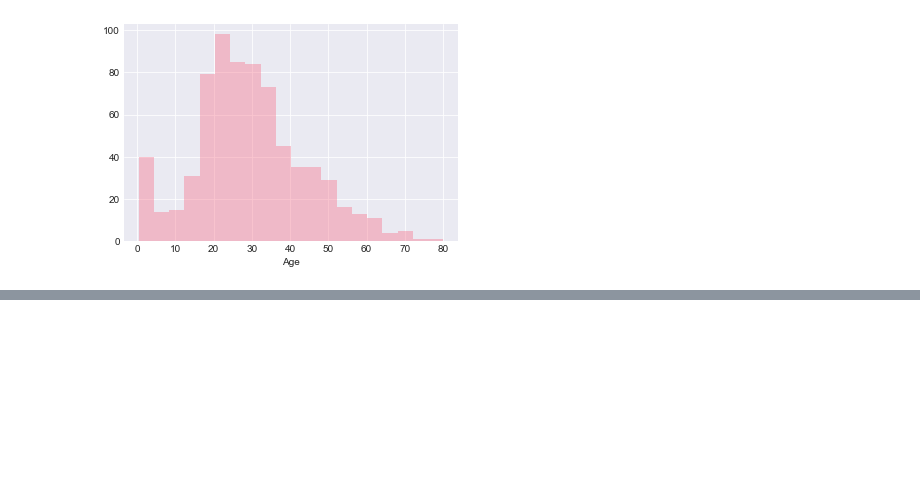
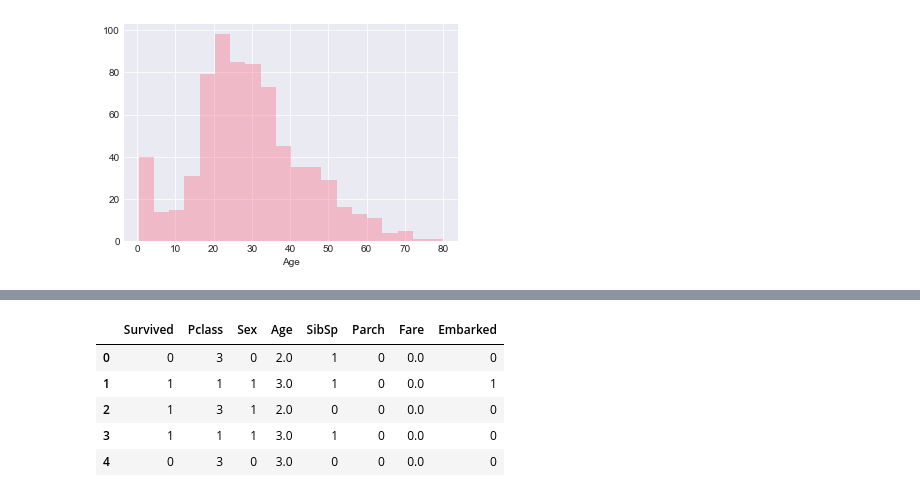
Before and after one commit to Wizady/kaggle_Titanic, a Jupyter notebook: kaggle_titanic.ipynb, the cells around one changed output, grey strips where cells are left out. Cells and saved outputs as stored; diff of their text form; code cells hidden in the pictures; blank space fills up the shorter version.

```diff
--- a/kaggle_titanic.ipynb
+++ b/kaggle_titanic.ipynb
@@ -335,0 +532,2 @@ Name: Age, Length: 122, dtype: bool
+# %%
+data = pd.read_csv('titanic_train.csv')
@@ -335,0 +581,23 @@ Name: Age, Length: 122, dtype: bool
+# %%
+# Fill Embarked with most common value
+data['Embarked'] = data['Embarked'].fillna('S')
+# %%
+# Create numeric value for Embarked, Sex, Age and Fare
+data['Embarked'] = data['Embarked'].map( {'S': 0, 'C': 1, 'Q': 2} ).astype(int)
+data['Sex'] = data['Sex'].map( {'female': 1, 'male': 0} ).astype(int)
+data.loc[ data['Age'] <=6.5, 'Age'] = 0
+data.loc[(data['Age'] > 6.5) & (data['Age'] <= 17), 'Age'] = 1
+data.loc[(data['Age'] > 17) & (data['Age'] <= 27.5), 'Age'] = 2
+data.loc[(data['Age'] > 27.5) & (data['Age'] <= 38), 'Age'] = 3
+data.loc[(data['Age'] > 38) & (data['Age'] <= 48.5), 'Age'] = 4
+data.loc[(data['Age'] > 48.5) & (data['Age'] <= 59), 'Age'] = 5
+data.loc[(data['Age'] > 59) & (data['Age'] <= 69.5), 'Age'] = 6
+data.loc[ data['Age'] > 69.5, 'Age'] = 7
+data.loc[ data['Fare'] <= 170, 'Fare'] = 0
+data.loc[(data['Fare'] > 170) & (data['Fare'] <= 341), 'Fare'] = 1
+data.loc[ data['Fare'] > 341, 'Fare'] = 2
+# %%
+for key in ['Ticket', 'Name', 'Cabin', 'PassengerId']:
+    if key in data.columns:
+        data.drop([key], axis=1, inplace=True)
+data.info()
@@ -335,0 +618,9 @@ Name: Age, Length: 122, dtype: bool
+# %%
+data.head()
+# %% [output]
+|  | Survived | Pclass | Sex | Age | SibSp | Parch | Fare | Embarked |
+| 0 | 0 | 3 | 0 | 2.0 | 1 | 0 | 0.0 | 0 |
+| 1 | 1 | 1 | 1 | 3.0 | 1 | 0 | 0.0 | 1 |
+| 2 | 1 | 3 | 1 | 2.0 | 0 | 0 | 0.0 | 0 |
+| 3 | 1 | 1 | 1 | 3.0 | 1 | 0 | 0.0 | 0 |
+| 4 | 0 | 3 | 0 | 3.0 | 0 | 0 | 0.0 | 0 |
```
Also changed, not shown: parts of 54 cells of this notebook, 2 other files.
